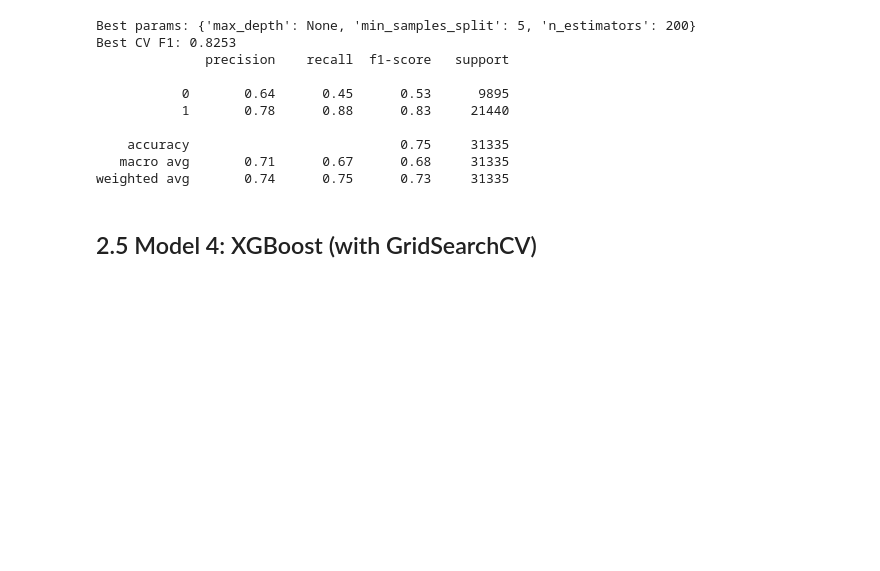
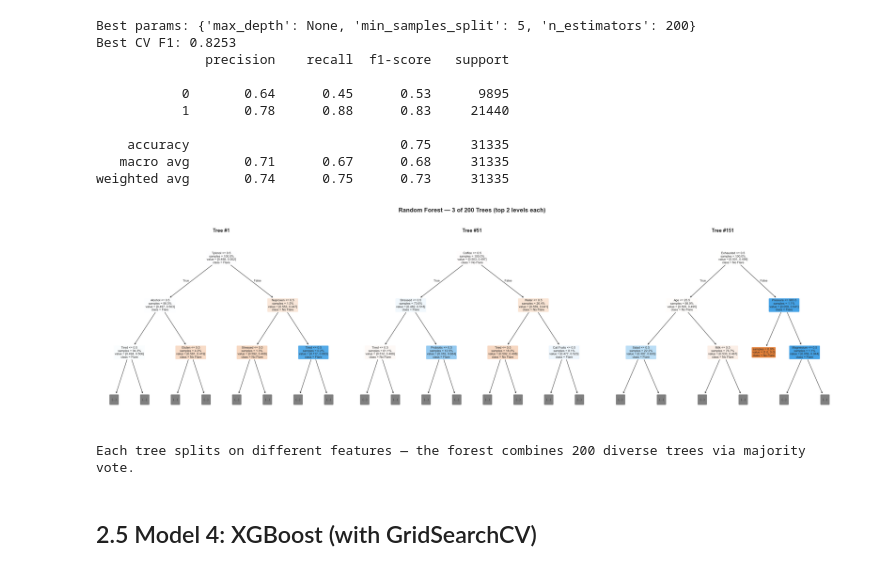
Before and after one commit to hannypoo/msis522-hw1, a Jupyter notebook: notebooks/hw1_analysis.ipynb, the cells around one changed output. Saved outputs shown, nothing was run; the diff lists cells and outputs as text; code cells hidden in the pictures; blank space fills up the shorter version.

```diff
--- a/notebooks/hw1_analysis.ipynb
+++ b/notebooks/hw1_analysis.ipynb
@@ -894,6 +894,30 @@ Best CV F1: 0.8253
     accuracy                           0.75     31335
    macro avg       0.71      0.67      0.68     31335
 weighted avg       0.74      0.75      0.73     31335
+# %%
+# Visualize 3 sample trees from the Random Forest (top 2 levels each)
+from sklearn.tree import plot_tree
+
+fig, axes = plt.subplots(1, 3, figsize=(28, 8))
+fig.suptitle(f'Random Forest — 3 of {rf_best.n_estimators} Trees (top 2 levels each)',
+             fontsize=16, fontweight='bold', y=1.02)
+
+for idx, ax in zip([0, 50, 150], axes):
+    tree = rf_best.estimators_[idx]
+    plot_tree(tree, max_depth=2, filled=True, rounded=True,
+              feature_names=display_names, class_names=['No Flare', 'Flare'],
+              fontsize=8, ax=ax, proportion=True, impurity=False)
+    ax.set_title(f'Tree #{idx+1}', fontsize=13, fontweight='bold')
+
+plt.tight_layout()
+plt.savefig(FIGURES_DIR / 'random_forest_viz.png', dpi=150, bbox_inches='tight',
+            facecolor='white', edgecolor='none')
+plt.show()
+
+print(f'Each tree splits on different features — the forest combines {rf_best.n_estimators} diverse trees via majority vote.')
+# %% [output]
+[figure, added]
+Each tree splits on different features — the forest combines 200 diverse trees via majority vote.
 # %% [markdown]
 ## 2.5 Model 4: XGBoost (with GridSearchCV)
 # %%
```
Also changed, not shown: parts of 1 cell of this notebook, 2 other files.
